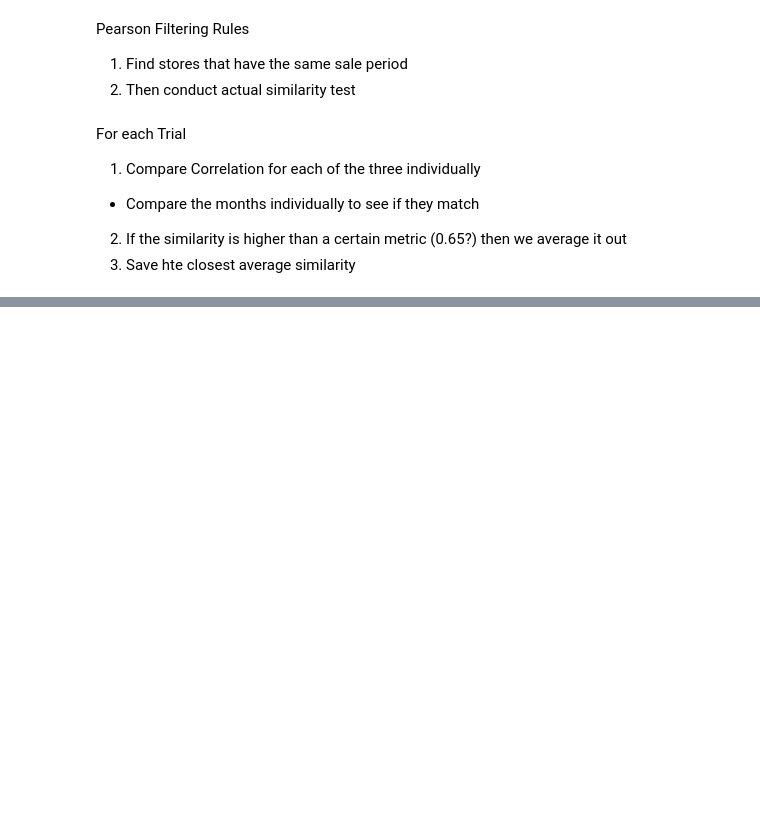
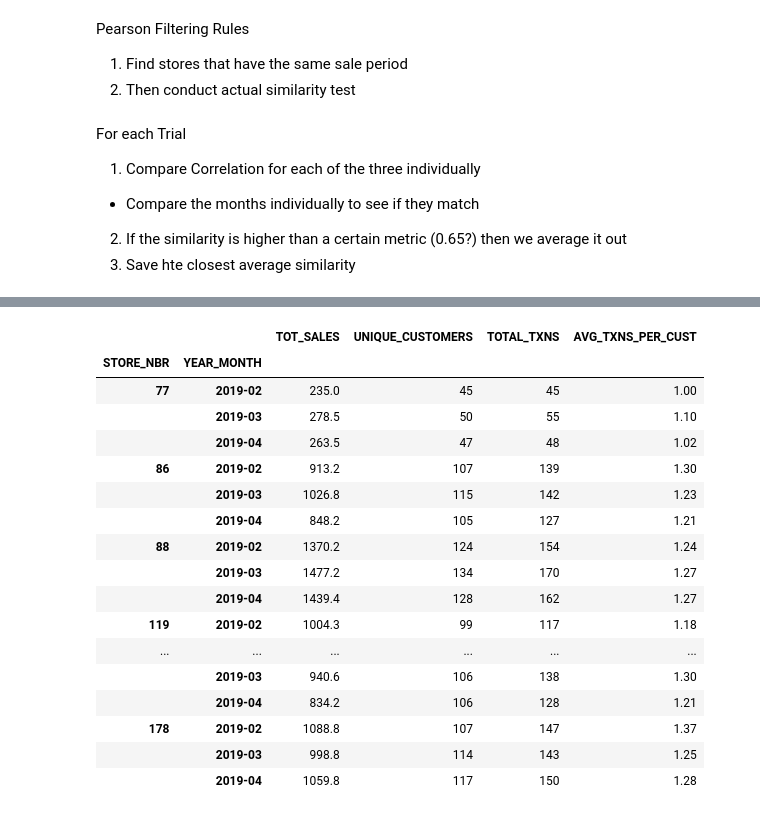
Before and after one commit to schao021/Quantium-Data-Analytics, a Jupyter notebook: Task_2.ipynb, the cells around one changed output, grey strips where cells are left out. Saved outputs shown, nothing was run; the diff lists cells and outputs as text; code cells hidden in the pictures; blank space fills up the shorter version.

```diff
--- a/Task_2.ipynb
+++ b/Task_2.ipynb
@@ -271,0 +301,31 @@ correlation
+# %%
+tot_sales_per_store_comp = df_comparison.groupby(["STORE_NBR", "YEAR_MONTH"])["TOT_SALES"].sum()
+unique_customers_per_store_comp = df_comparison.groupby(["STORE_NBR", "YEAR_MONTH"])["LYLTY_CARD_NBR"].nunique()
+total_transactions_per_store_comp = df_comparison.groupby(["STORE_NBR", "YEAR_MONTH"])["TXN_ID"].count()
+average_trans_per_store_comp = round(total_transactions_per_store_comp/unique_customers_per_store_comp,2)
+comp_df = pd.DataFrame({
+    'TOT_SALES': tot_sales_per_store_comp,
+    'UNIQUE_CUSTOMERS': unique_customers_per_store_comp,
+    'TOTAL_TXNS': total_transactions_per_store_comp,
+    'AVG_TXNS_PER_CUST': average_trans_per_store_comp
+})
+comp_df
+# %% [output]
+|  |  | TOT_SALES | UNIQUE_CUSTOMERS | TOTAL_TXNS | AVG_TXNS_PER_CUST |
+| STORE_NBR | YEAR_MONTH |  |  |  |  |
+| 77 | 2019-02 | 235.0 | 45 | 45 | 1.00 |
+|  | 2019-03 | 278.5 | 50 | 55 | 1.10 |
+|  | 2019-04 | 263.5 | 47 | 48 | 1.02 |
+| 86 | 2019-02 | 913.2 | 107 | 139 | 1.30 |
+|  | 2019-03 | 1026.8 | 115 | 142 | 1.23 |
+|  | 2019-04 | 848.2 | 105 | 127 | 1.21 |
+| 88 | 2019-02 | 1370.2 | 124 | 154 | 1.24 |
+|  | 2019-03 | 1477.2 | 134 | 170 | 1.27 |
+|  | 2019-04 | 1439.4 | 128 | 162 | 1.27 |
+| 119 | 2019-02 | 1004.3 | 99 | 117 | 1.18 |
+| ... | ... | ... | ... | ... | ... |
+|  | 2019-03 | 940.6 | 106 | 138 | 1.30 |
+|  | 2019-04 | 834.2 | 106 | 128 | 1.21 |
+| 178 | 2019-02 | 1088.8 | 107 | 147 | 1.37 |
+|  | 2019-03 | 998.8 | 114 | 143 | 1.25 |
+|  | 2019-04 | 1059.8 | 117 | 150 | 1.28 |
```
Also changed, not shown: parts of 13 cells of this notebook.
